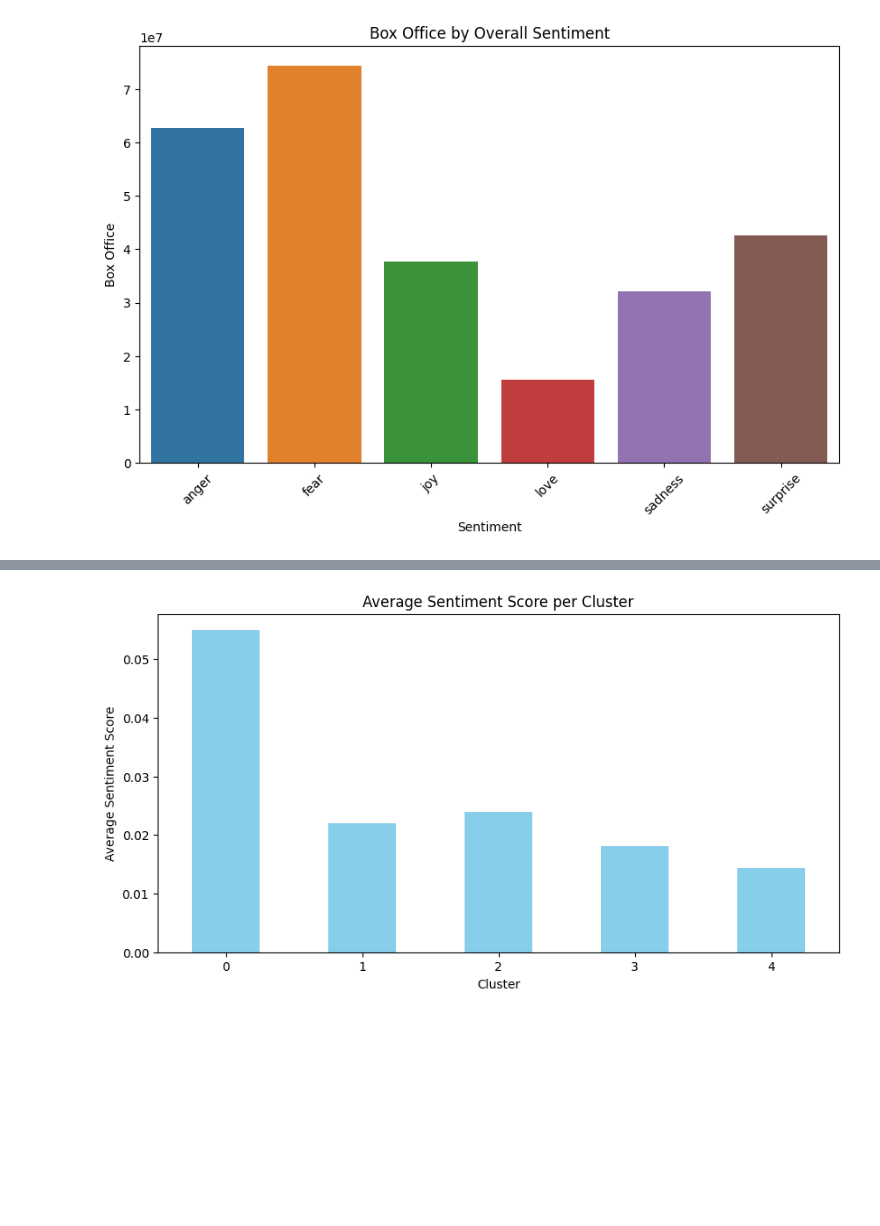
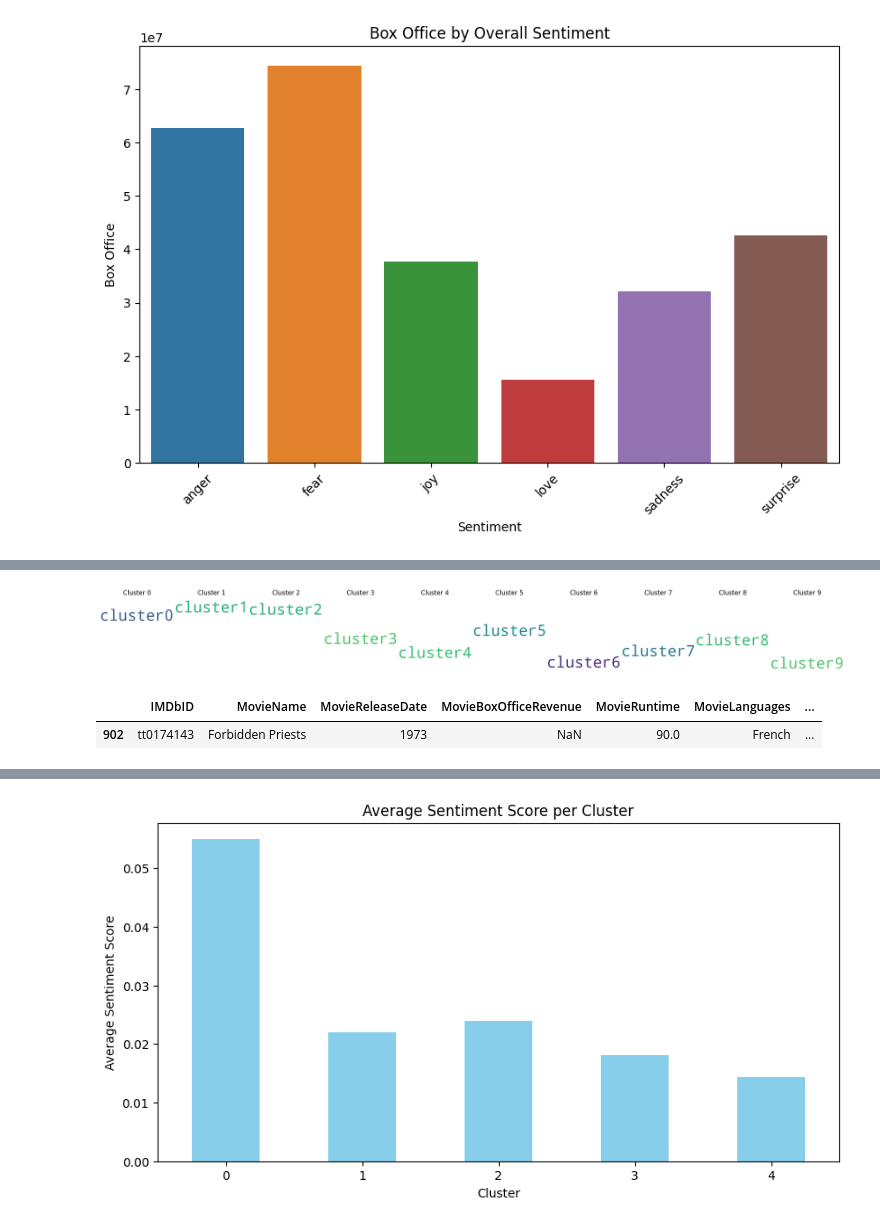
Before and after one commit to epfl-ada/ada-2023-project-padawans, a Jupyter notebook: Q4.ipynb, the cells around one changed output, grey strips where cells are left out. Saved outputs shown, nothing was run; the diff lists cells and outputs as text; code cells hidden in the pictures; blank space fills up the shorter version.

```diff
--- a/Q4.ipynb
+++ b/Q4.ipynb
@@ -367,5 +722,10 @@ plt.show()
+# %%
+import numpy as np
+import pandas as pd
+df = pd.read_csv("dataset/embeddings.csv")
+df['embeddings'] = df['embeddings'].apply(lambda x: np.fromstring(x, dtype=float, sep=','))
 # %%
-war_movies = df_cmu[df_cmu['genres'].str.contains('war', case=False, na=False)]
+war_movies = df[df['genres'].str.contains('war', case=False, na=False)]
 # %%
 from transformers import BertModel, BertTokenizer
 from sklearn.decomposition import PCA
@@ -381,8 +741,8 @@ model.eval()  # Set the model to evaluation mode
 
 nlp = spacy.load("en_core_web_sm")
 
-{'war', 'soldier', 'military', 'army', 'film', 'army', 'battle', 'combat', 'conflict', 'officer', 'captain', 'killed'}# Custom function to filter out verbs and custom stop words
-custom_stop_words =
+# Custom function to filter out verbs and custom stop words
+custom_stop_words = {'war', 'soldier', 'military', 'army', 'film', 'army', 'battle', 'combat', 'conflict', 'officer', 'captain', 'killed'}
 def filter_verbs_and_custom_stopwords(text):
     doc = nlp(text)
     filtered_text = ' '.join(token.text for token in doc if token.pos_ != 'VERB' and token.text.lower() not in custom_stop_words)
@@ -429,7 +789,7 @@ from sklearn.cluster import KMeans
 from wordcloud import WordCloud
 from nltk.corpus import stopwords
 import spacy
-
+"""
 custom_stop_words = {'war', 'soldier', 'military', 'army', 'film', 'army', 'battle', 'combat', 'conflict', 'officer', 'captain', 'killed', 'will', 'love'}
 def filter_verbs_and_custom_stopwords(text):
     doc = nlp(text)
@@ -441,9 +801,9 @@ processed_texts = [filter_verbs_and_custom_stopwords(text) for text in war_movie
 
 tfidf_vectorizer = TfidfVectorizer(max_df=0.95, min_df=2, stop_words='english')
 tfidf = tfidf_vectorizer.fit_transform(processed_texts)
+"""
 
-
-embeddings_list = war_movies['bert_embeddings'].tolist()  # Convert to list of arrays
+embeddings_list = war_movies['embeddings'].tolist()  # Convert to list of arrays
 embeddings_array = np.vstack(embeddings_list)  # Stack to create a 2D array
 
 # Now you can fit KMeans with this array
@@ -537,0 +839,41 @@ general, 2.6539385551340904
+# %%
+embeddings_list = war_movies['embeddings'].tolist()  # Convert to list of arrays
+embeddings_array = np.vstack(embeddings_list)
+# Clustering with KMeans
+n_clusters = 10
+kmeans = KMeans(n_clusters=n_clusters)
+kmeans.fit(embeddings_array)
+clusters = kmeans.labels_
+
+# Create a word cloud for each cluster
+cluster_wordclouds = []
+for i in range(n_clusters):
+    # Generate a simple text representation of each cluster
+    # Words are the cluster number, repeated according to the number of items in that cluster
+    cluster_text = ("cluster" + str(i) + " ") * list(clusters).count(i)
+
+    # Generate word cloud
+    wordcloud = WordCloud(width = 800, height = 800,
+                background_color ='white',
+                stopwords = None,
+                min_font_size = 10).generate(cluster_text)
+
+    # Store the word cloud
+    cluster_wordclouds.append(wordcloud)
+
+# Display the word clouds
+fig, axes = plt.subplots(1, n_clusters, figsize=(20, 10))
+for i, wordcloud in enumerate(cluster_wordclouds):
+    axes[i].imshow(wordcloud)
+    axes[i].axis("off")
+    axes[i].set_title(f"Cluster {i}")
+
+plt.tight_layout(pad=0)
+plt.show()
+# %% [output]
+[figure, added]
+# %%
+merged_df[merged_df.IMDbID == "tt0174143"]
+# %% [output]
+|  | IMDbID | MovieName | MovieReleaseDate | MovieBoxOfficeRevenue | MovieRuntime | MovieLanguages | ... |
+| 902 | tt0174143 | Forbidden Priests | 1973 | NaN | 90.0 | French | ... |
```
Also changed, not shown: parts of 29 cells of this notebook, 29 other files.
